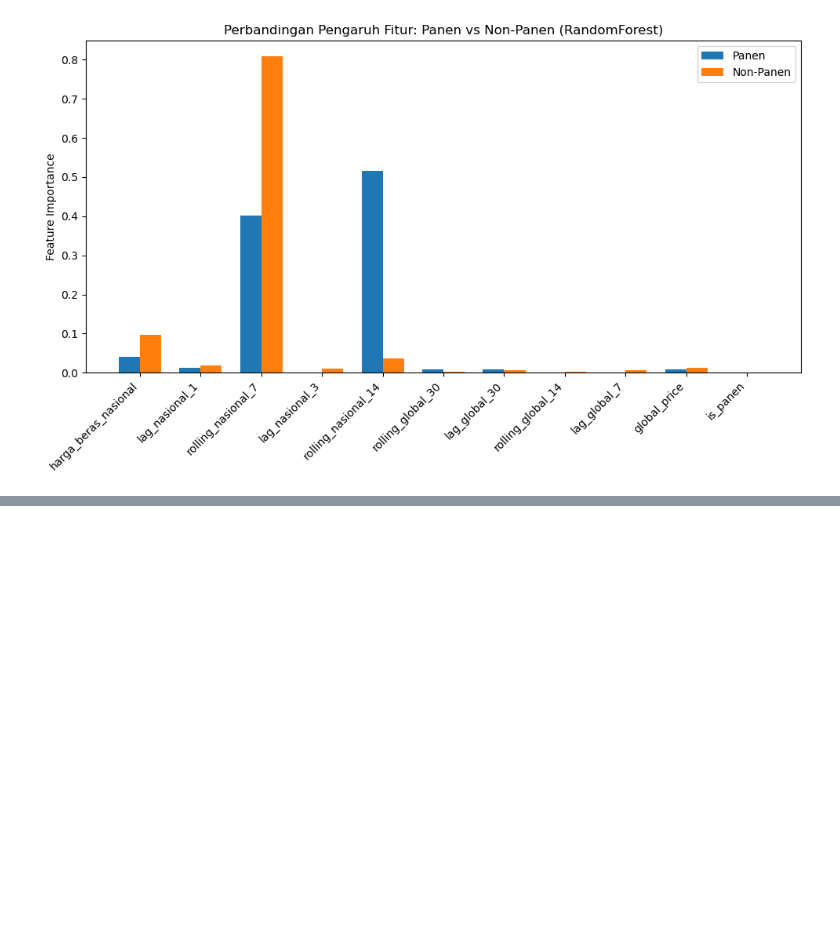
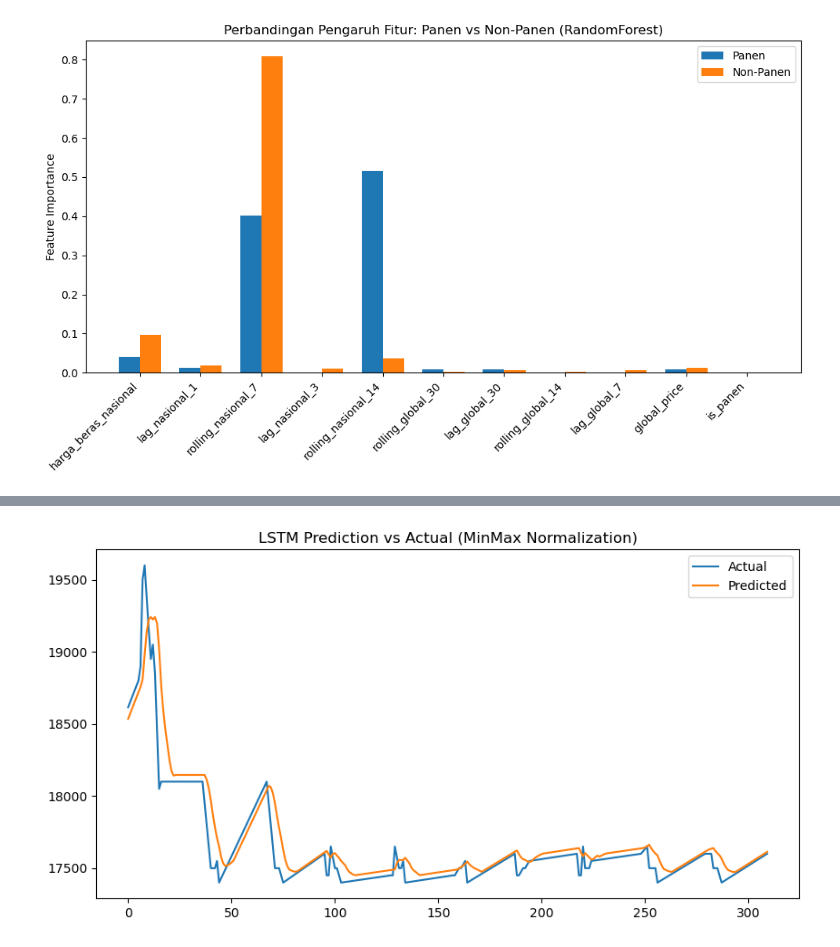
Before and after one commit to KWasteds/PrediksiHargaBerasKalimantanTengah_ProjekMachineLearning, a Jupyter notebook: ProjekML.ipynb, the cells around one changed output, grey strips where cells are left out. Cells and saved outputs as stored; diff of their text form; code cells hidden in the pictures; blank space fills up the shorter version.

```diff
--- a/ProjekML.ipynb
+++ b/ProjekML.ipynb
@@ -1969,0 +2591,94 @@ plt.show()
+# %%
+ ######################################
+### LSTM --- Dataset_MinMax_Scaler ###
+######################################
+
+import pandas as pd
+import numpy as np
+from sklearn.metrics import mean_absolute_error, mean_squared_error
+from tensorflow.keras.models import Sequential
+from tensorflow.keras.layers import LSTM, Dense
+from tensorflow.keras.callbacks import EarlyStopping
+import matplotlib.pyplot as plt
+
+# ============================
+# 1. Load Data
+# ============================
+df = pd.read_csv("NormalizedDataset/Dataset_Normalized_MinMax.csv", parse_dates=["date"])
+
+# Target dan fitur
+target_col = "harga_beras_kateng"
+feature_cols = df.columns.drop(["date"])  # Selain tanggal
+
+data = df[feature_cols].values
+
+# ============================
+# 2. Split Train / Val / Test
+# ============================
+train_size = int(len(data) * 0.8)
+val_size = int(len(data) * 0.1)
+
+train_data = data[:train_size]
+val_data = data[train_size:train_size+val_size]
+test_data = data[train_size+val_size:]
+
+# ============================
+# 3. Create Windowing
+# ============================
+def create_sequences(data, timesteps=7):
+    X, y = [], []
+    for i in range(len(data) - timesteps):
+        X.append(data[i:i + timesteps, :])
+        y.append(data[i + timesteps, 0])    # Kolom 0 = target (harga_beras_kateng)
+    return np.array(X), np.array(y)
+
+timesteps = 7
+
+X_train, y_train = create_sequences(train_data, timesteps)
+X_val, y_val = create_sequences(val_data, timesteps)
+X_test, y_test = create_sequences(test_data, timesteps)
+
+# ============================
+# 4. Build Model
+# ============================
+model = Sequential([
+    LSTM(64, activation='relu', input_shape=(timesteps, X_train.shape[2])),
+    Dense(1)
+])
+
+model.compile(optimizer='adam', loss='mse')
+
+# ============================
+# 5. Train Model
+# ============================
+history = model.fit(
+    X_train, y_train,
+    validation_data=(X_val, y_val),
+    epochs=50,
+    batch_size=32,
+    callbacks=[EarlyStopping(patience=5, restore_best_weights=True)]
+)
+
+# ============================
+# 6. Evaluation on Test Set
+# ============================
+y_pred = model.predict(X_test)
+
+mae = mean_absolute_error(y_test, y_pred)
+rmse = mean_squared_error(y_test, y_pred, squared=False)
+mape = np.mean(np.abs((y_test - y_pred) / y_test)) * 100
+
+print(f"✅ MAE  : {mae:.4f}")
+print(f"✅ RMSE : {rmse:.4f}")
+print(f"✅ MAPE : {mape:.2f}%")
+
+# ============================
+# 7. Plot Real vs Predicted
+# ============================
+plt.figure(figsize=(10,5))
+plt.plot(y_test, label="Actual")
+plt.plot(y_pred, label="Predicted")
+plt.title("LSTM Prediction vs Actual (MinMax Normalization)")
+plt.legend()
+plt.show()
+# %% [output]
@@ -1969,0 +2705 @@ plt.show()
+[figure, added]
```
Also changed, not shown: parts of 17 cells of this notebook.
